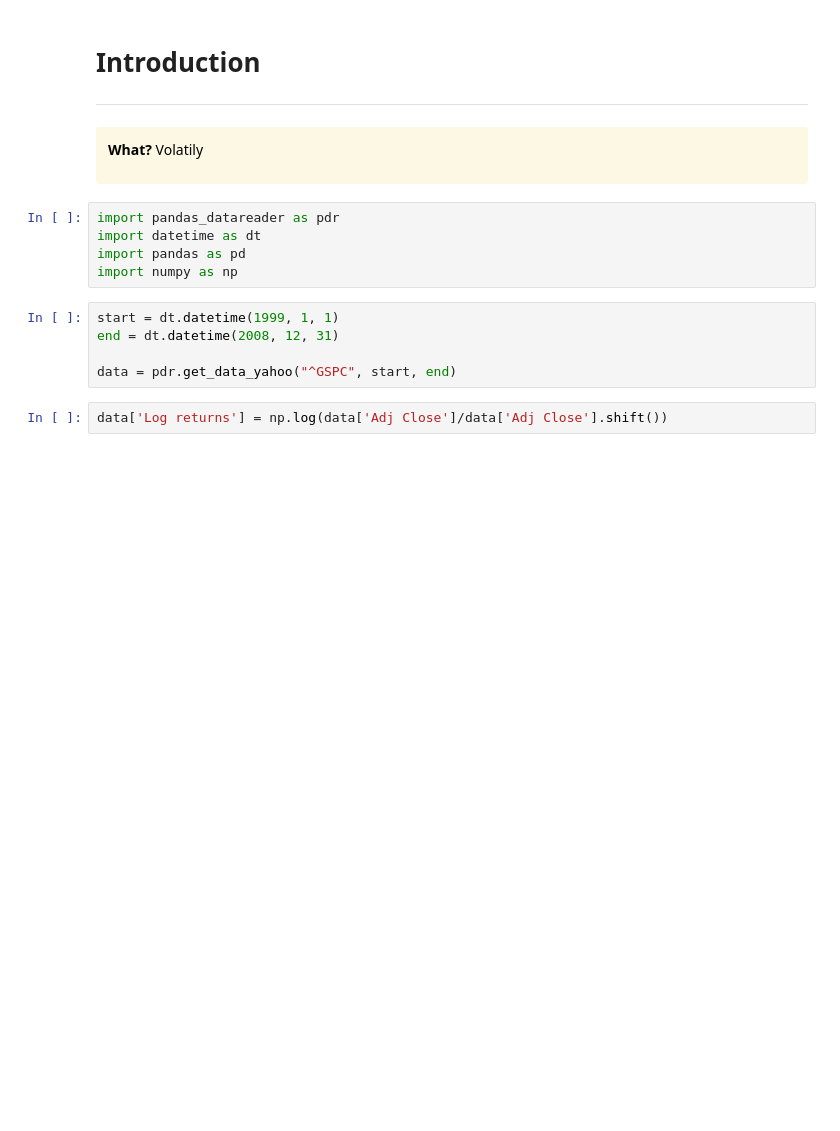
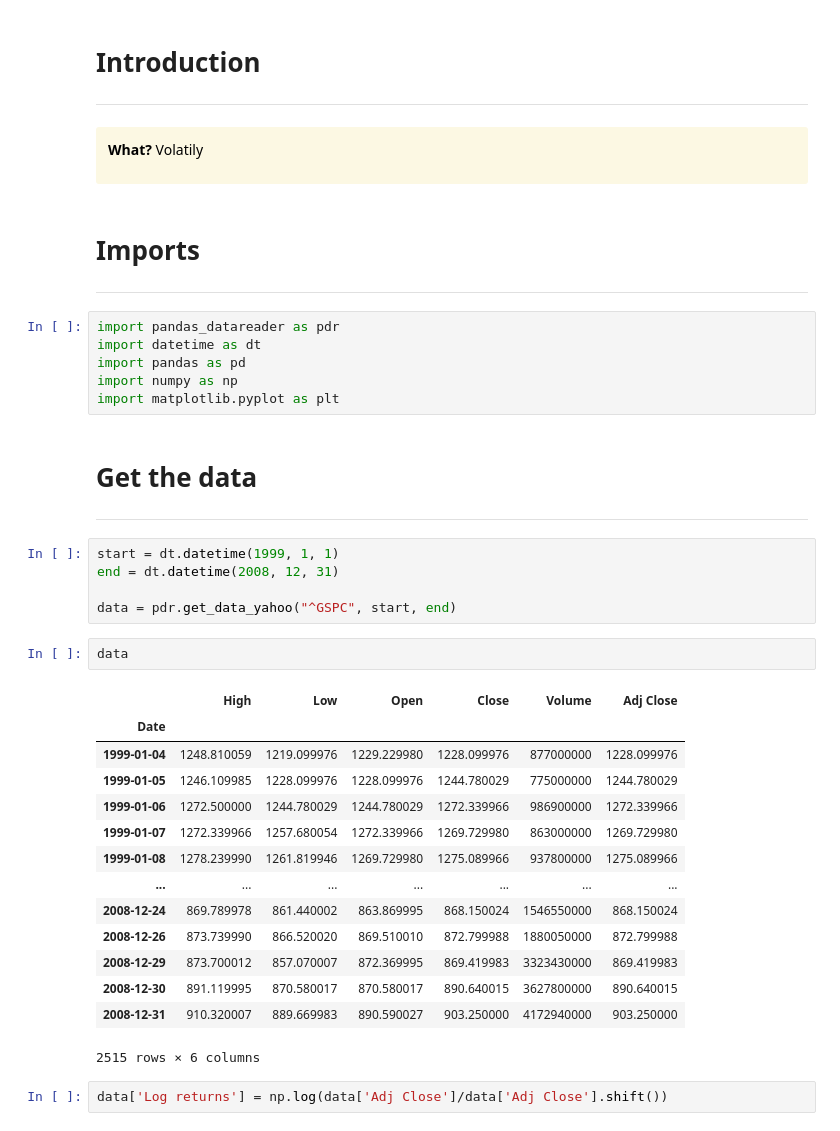
Before and after one commit to kyaiooiayk/ML-AI-DS-4-Finance, a Jupyter notebook: tutorials/fundamentals/Volatility.ipynb, the cells around one changed output. Saved outputs shown, nothing was run; the diff lists cells and outputs as text; blank space fills up the shorter version.

```diff
--- a/tutorials/fundamentals/Volatility.ipynb
+++ b/tutorials/fundamentals/Volatility.ipynb
@@ -9,16 +12,40 @@
 
 </font>
 </div>
+# %% [markdown]
+# Imports
+<hr style = "border:2px solid black" ></hr>
 # %%
 import pandas_datareader as pdr
 import datetime as dt
 import pandas as pd
 import numpy as np
+import matplotlib.pyplot as plt
+# %% [markdown]
+# Get the data
+<hr style = "border:2px solid black" ></hr>
 # %%
 start = dt.datetime(1999, 1, 1)
 end = dt.datetime(2008, 12, 31)
 
 data = pdr.get_data_yahoo("^GSPC", start, end)
+# %%
+data
+# %% [output]
+|  | High | Low | Open | Close | Volume | Adj Close |
+| Date |  |  |  |  |  |  |
+| 1999-01-04 | 1248.810059 | 1219.099976 | 1229.229980 | 1228.099976 | 877000000 | 1228.099976 |
+| 1999-01-05 | 1246.109985 | 1228.099976 | 1228.099976 | 1244.780029 | 775000000 | 1244.780029 |
+| 1999-01-06 | 1272.500000 | 1244.780029 | 1244.780029 | 1272.339966 | 986900000 | 1272.339966 |
+| 1999-01-07 | 1272.339966 | 1257.680054 | 1272.339966 | 1269.729980 | 863000000 | 1269.729980 |
+| 1999-01-08 | 1278.239990 | 1261.819946 | 1269.729980 | 1275.089966 | 937800000 | 1275.089966 |
+| ... | ... | ... | ... | ... | ... | ... |
+| 2008-12-24 | 869.789978 | 861.440002 | 863.869995 | 868.150024 | 1546550000 | 868.150024 |
+| 2008-12-26 | 873.739990 | 866.520020 | 869.510010 | 872.799988 | 1880050000 | 872.799988 |
+| 2008-12-29 | 873.700012 | 857.070007 | 872.369995 | 869.419983 | 3323430000 | 869.419983 |
+| 2008-12-30 | 891.119995 | 870.580017 | 870.580017 | 890.640015 | 3627800000 | 890.640015 |
+| 2008-12-31 | 910.320007 | 889.669983 | 890.590027 | 903.250000 | 4172940000 | 903.250000 |
+2515 rows × 6 columns
 # %%
 data['Log returns'] = np.log(data['Adj Close']/data['Adj Close'].shift())
 # %%
```
Also changed, not shown: parts of 8 cells of this notebook, 15 other files.
